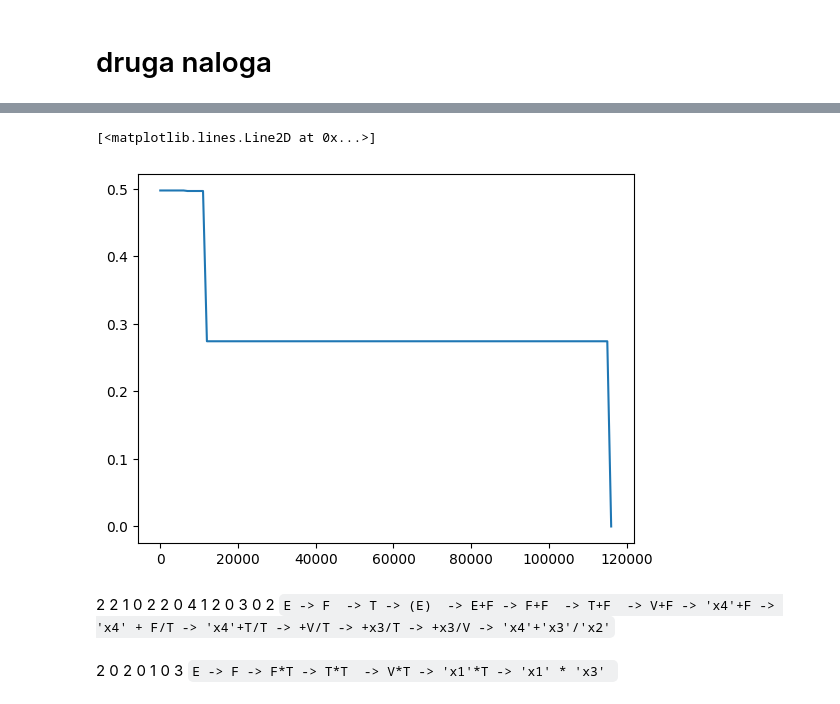
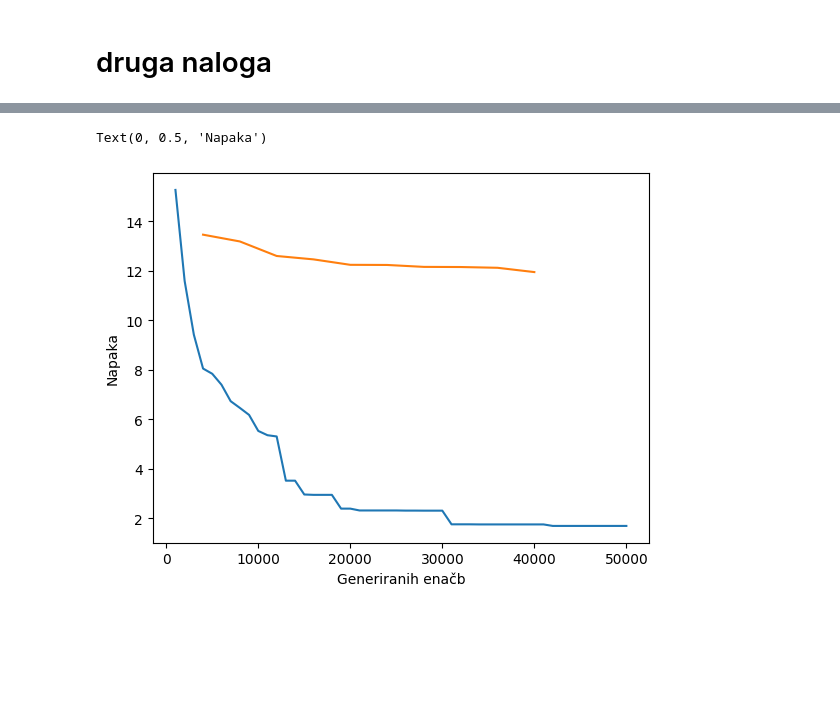
Before and after one commit to tadejpetric/nsu, a Jupyter notebook: dn4/resitev.ipynb, the cells around one changed output, grey strips where cells are left out. Saved outputs shown, nothing was run; the diff lists cells and outputs as text; code cells hidden in the pictures; blank space fills up the shorter version.

```diff
--- a/dn4/resitev.ipynb
+++ b/dn4/resitev.ipynb
@@ -211,13 +202,0 @@ from generation import evolve
-# %%
-table = []
-for i in range(3):
-
-    learning_rate = adaptive_dynamic(5,3,1)
-    eq1 = problem(first)
-    eq1.make_data(200, seed=i)
-
-    np.random.seed(i)
-    errors1 = evolve(eq1, learning_rate)
-    x,y = zip(*errors1)
-    table.append(y)
-write("first", 1000, table)
@@ -229,7 +202,0 @@ KeyboardInterrupt:
-# %%
-learning_rate = adaptive_dynamic(5,3,1)
-eq2 = problem(second)
-eq2.make_data(200, -1.8, 1.8)
-errors2 = evolve(eq2, learning_rate)
-x,y = zip(*errors2)
-plt.plot(x,y)
@@ -256,8 +202,0 @@ ModelBox: 1 models
-# %%
-learning_rate = inv_pow(10)
-eq3 = problem(third)
-eq3.make_data(200, -0.7, 2)
-eq3.data.drop(eq3.data[abs(eq3.data.x0) < 0.4].index, inplace=True)
-errors3 = evolve(eq3, learning_rate, sample_size=300, lead_size=4, gens=1000)
-x,y = zip(*errors3)
-plt.plot(x,y)
@@ -284,9 +202,0 @@ ModelBox: 1 models
-# %%
-x,y = zip(*errors3)
-plt.plot(x,y)
-# %% [output]
-[<matplotlib.lines.Line2D at 0x...>]
-[figure, removed]
-# %% [markdown]
-   2       2   1      0       2      2       0      4         1             2           0        3       0      2
-`E -> F  -> T -> (E)  -> E+F -> F+F  -> T+F  -> V+F -> 'x4'+F -> 'x4' + F/T -> 'x4'+T/T -> +V/T -> +x3/T -> +x3/V -> 'x4'+'x3'/'x2'`
@@ -295,3 +202,0 @@ plt.plot(x,y)
-# %% [markdown]
-   2    0      2       0      1      0     3
-`E -> F -> F*T -> T*T  -> V*T -> 'x1'*T -> 'x1' * 'x3' `
@@ -297,0 +249,8 @@ plt.plot(x,y)
+# %%
+plt.plot(*prepare_plot("firstgen1000.csv"))
+plt.plot(*prepare_plot("firstdum4000.csv"))
+plt.xlabel('Generiranih enačb')
+plt.ylabel('Napaka')
+# %% [output]
+Text(0, 0.5, 'Napaka')
+[figure, added]
```
Also changed, not shown: parts of 10 cells of this notebook, 12 other files.
